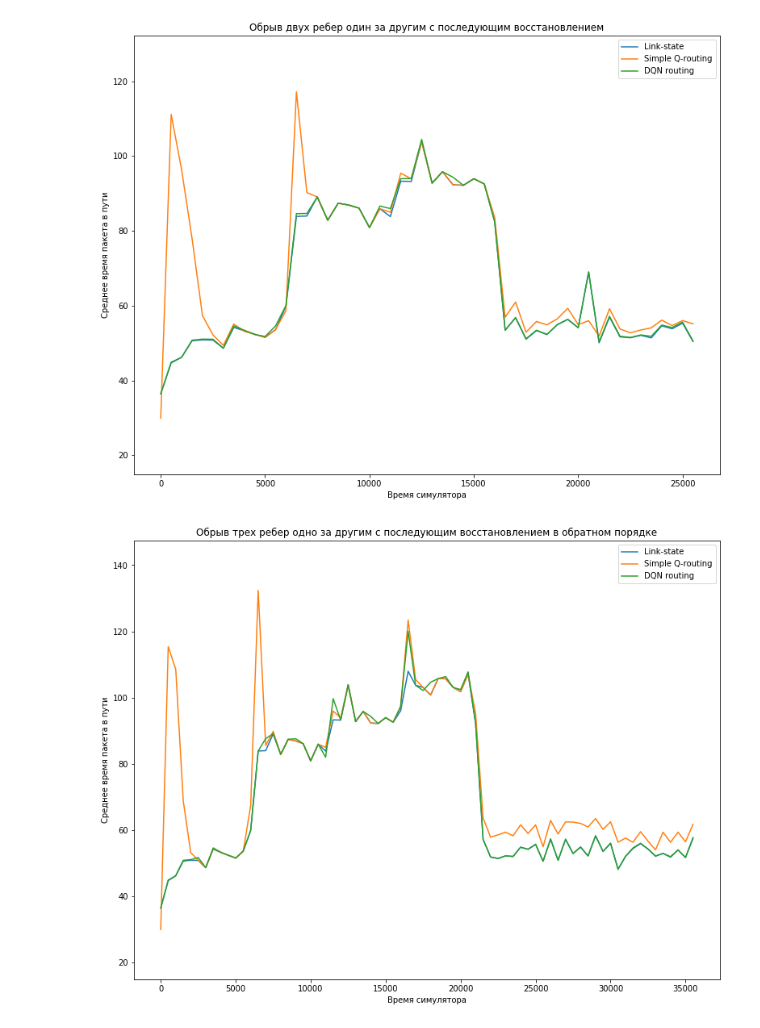
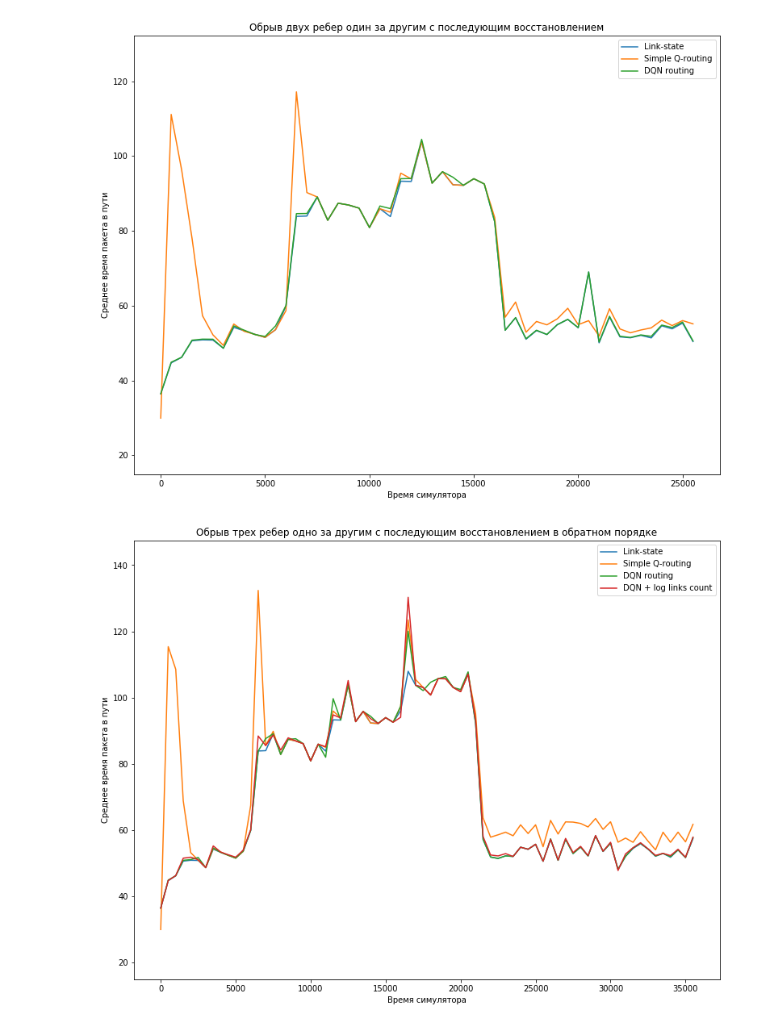
Before and after one commit to flyingleafe/dqnroute, a Jupyter notebook: plot_data.ipynb, the cells around one changed output. Saved outputs shown, nothing was run; the diff lists cells and outputs as text; code cells hidden in the pictures.

```diff
--- a/plot_data.ipynb
+++ b/plot_data.ipynb
@@ -81,11 +81,13 @@ plot_graph(title, ('Link-state', results3_ls), ('Simple Q-routing', results3_sq)
 # %%
 results4_ls = pd.read_csv('logs/results8_ls.csv')
 results4_sq = pd.read_csv('logs/results8_sq.csv')
 results4_dqn = pd.read_csv('logs/results8_dqn.csv')
+resutls4_dqn_out_links = pd.read_csv('logs/results8_dqn_out_links.csv')
 title = 'Обрыв трех ребер одно за другим с последующим восстановлением в обратном порядке'
-plot_graph(title, ('Link-state', results4_ls), ('Simple Q-routing', results4_sq), ('DQN routing', results4_dqn))
+plot_graph(title, ('Link-state', results4_ls), ('Simple Q-routing', results4_sq),
+            ('DQN routing', results4_dqn), ('DQN + log links count', resutls4_dqn_out_links))
 # %% [output]
-[figure, old version]
+[figure, new version]
 # %%
 results_no_pretrain = pd.read_csv('logs/results5_no_pretrain_dqn.csv')
 results5_ls = pd.read_csv('logs/results5_link_state.csv')
```
Also changed, not shown: parts of 5 cells of this notebook, 5 other files.
